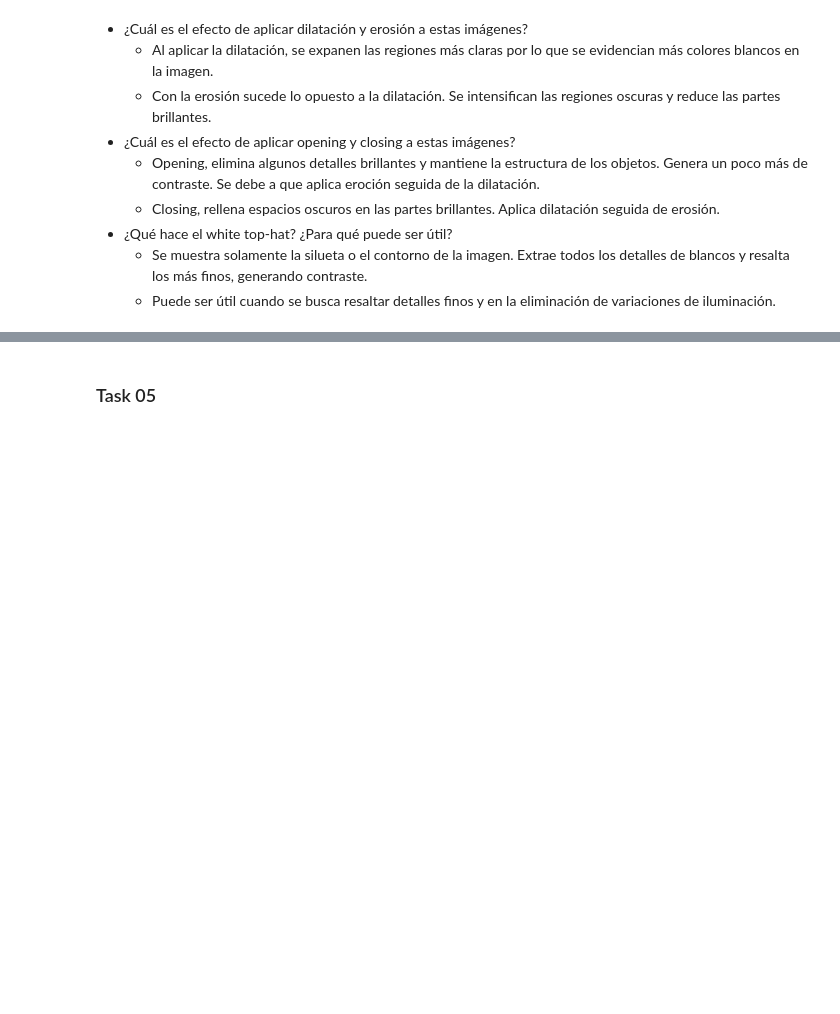
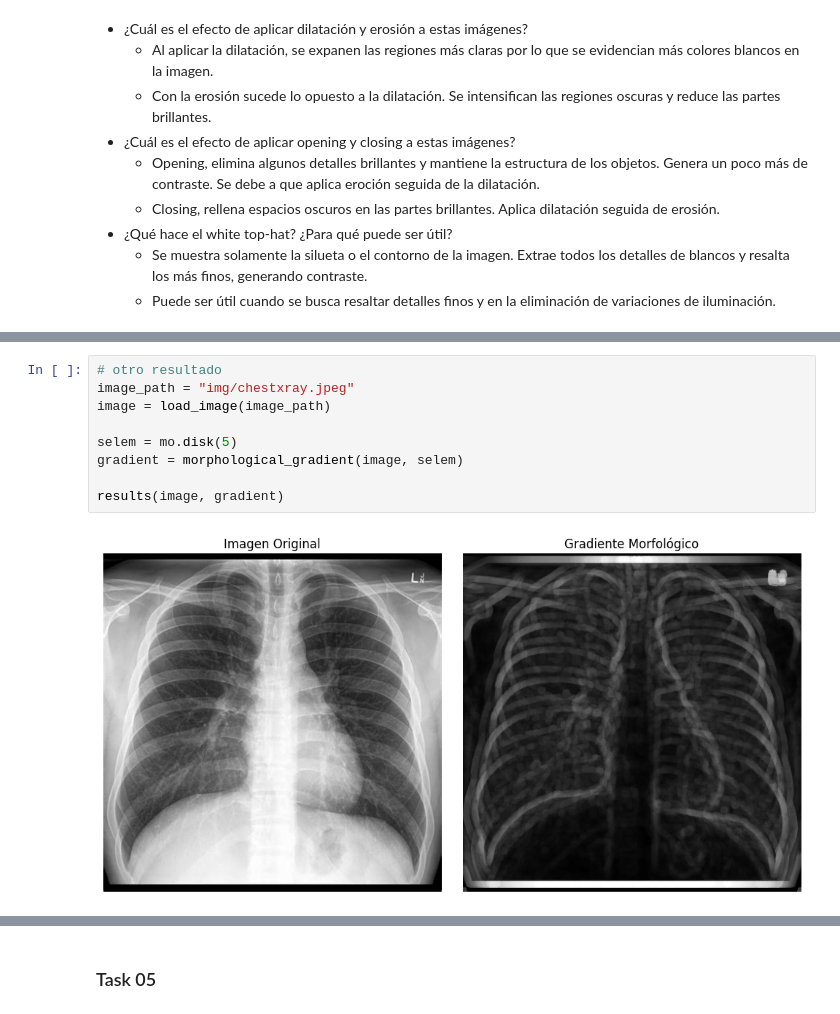
Before and after one commit to MelissaPerez09/Lab02-CC3102, a Jupyter notebook: src/lab02.ipynb, the cells around one changed output, grey strips where cells are left out. Drawn from its saved outputs; the diff is of its cells as text; blank space fills up the shorter version.

```diff
--- a/src/lab02.ipynb
+++ b/src/lab02.ipynb
@@ -88,0 +122,11 @@ exc(img3)
+# %%
+# otro resultado
+image_path = "img/chestxray.jpeg"
+image = load_image(image_path)
+
+selem = mo.disk(5)
+gradient = morphological_gradient(image, selem)
+
+results(image, gradient)
+# %% [output]
+[figure, added]
```
Also changed, not shown: parts of 8 cells of this notebook.
